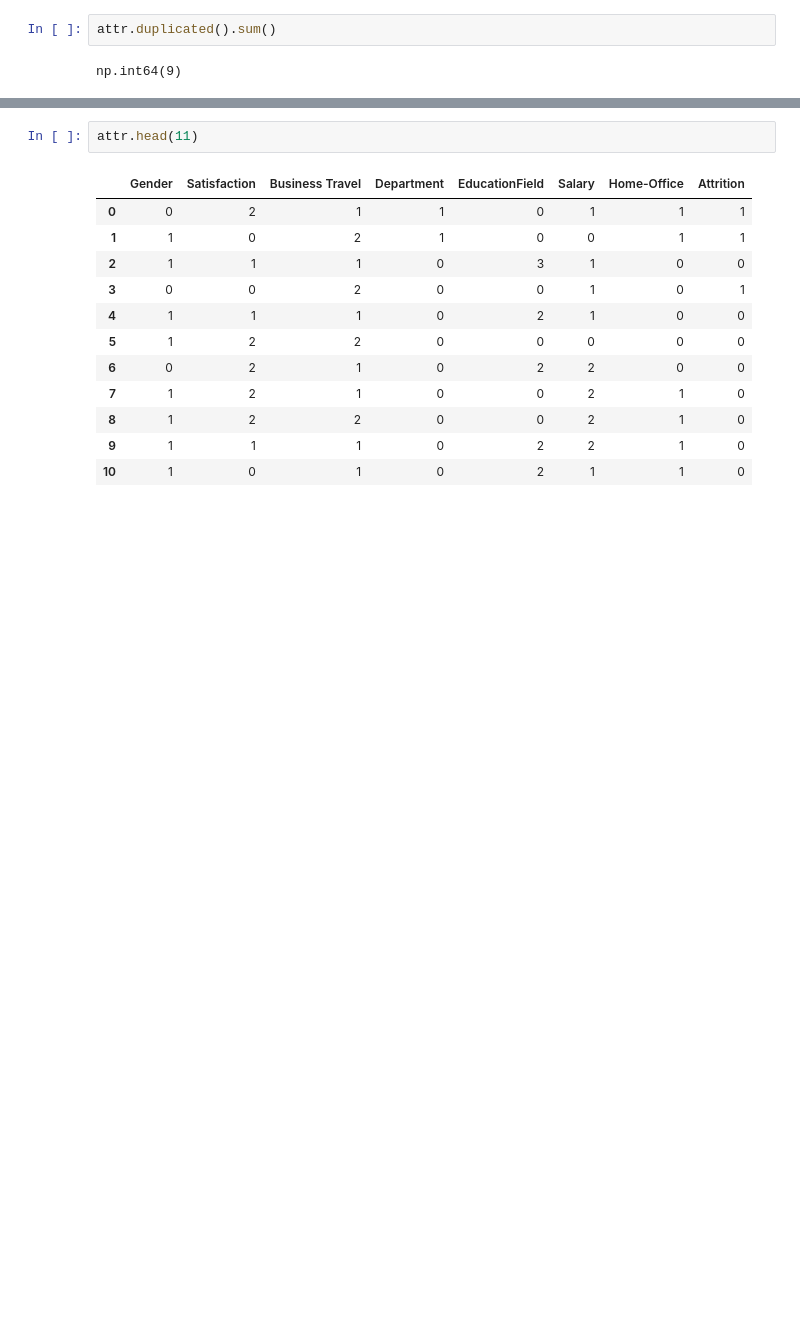
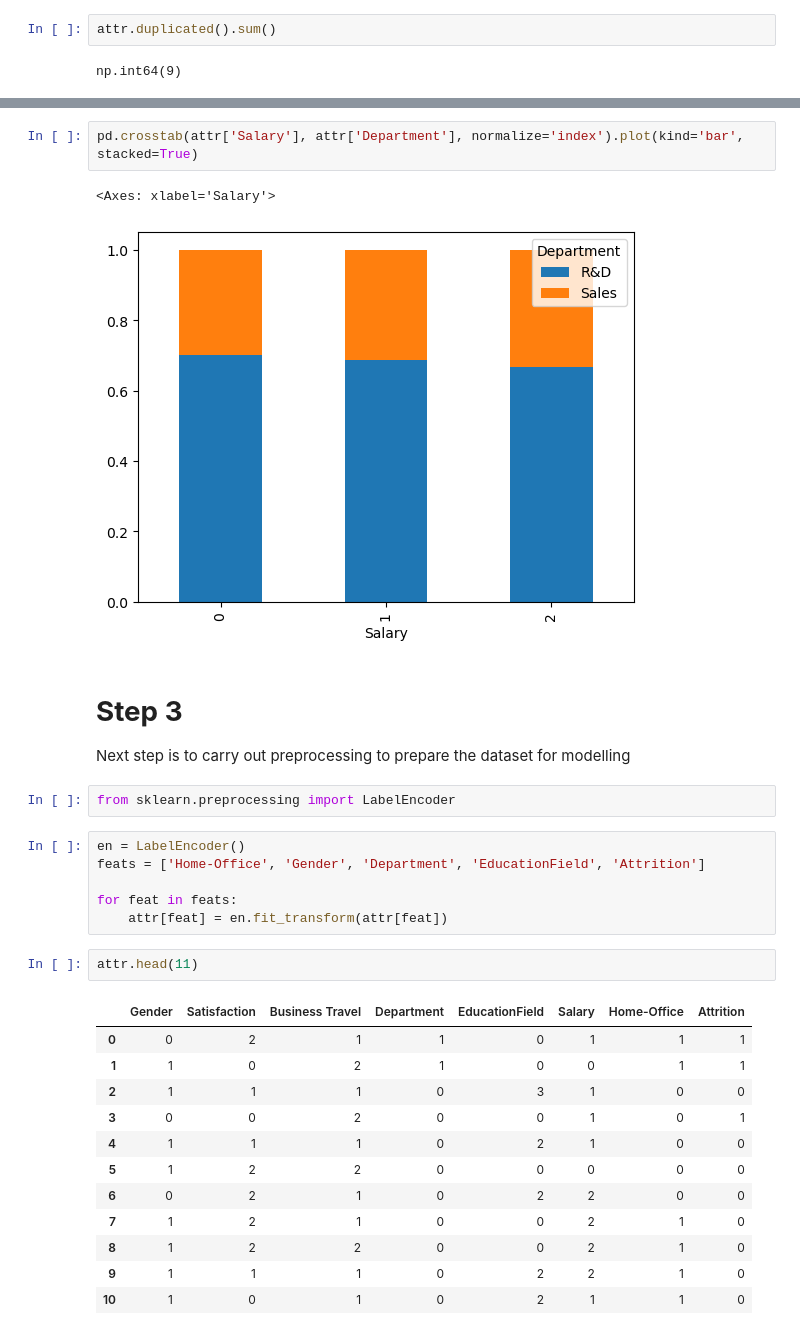
Before and after one commit to Kamsi01/employee-attrition-prediction, a Jupyter notebook: Employee Data Analysis.ipynb, the cells around one changed output, grey strips where cells are left out. Drawn from its saved outputs; the diff is of its cells as text; blank space fills up the shorter version.

```diff
--- a/Employee Data Analysis.ipynb
+++ b/Employee Data Analysis.ipynb
@@ -84,3 +109,19 @@ attr = attr.replace(encodings)
+# %%
+pd.crosstab(attr['Salary'], attr['Department'], normalize='index').plot(kind='bar', stacked=True)
+# %% [output]
+<Axes: xlabel='Salary'>
+[figure, added]
+# %% [markdown]
+# **Step 3**
+Next step is to carry out preprocessing to prepare the dataset for modelling
+# %%
+from sklearn.preprocessing import LabelEncoder
+# %%
+en = LabelEncoder()
+feats = ['Home-Office', 'Gender', 'Department', 'EducationField', 'Attrition']
+
+for feat in feats:
+    attr[feat] = en.fit_transform(attr[feat])
 # %%
 attr.head(11)
 # %% [output]
```
Also changed, not shown: parts of 13 cells of this notebook.
